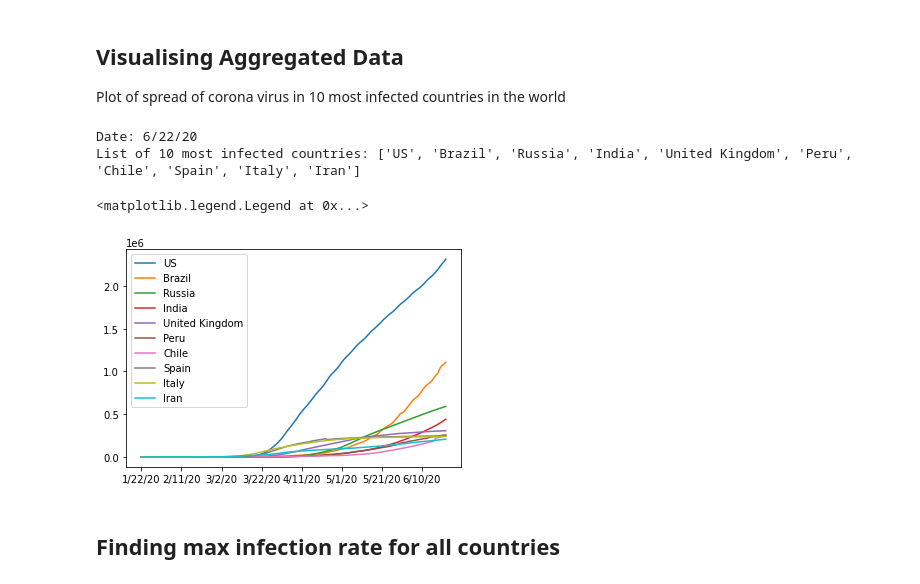
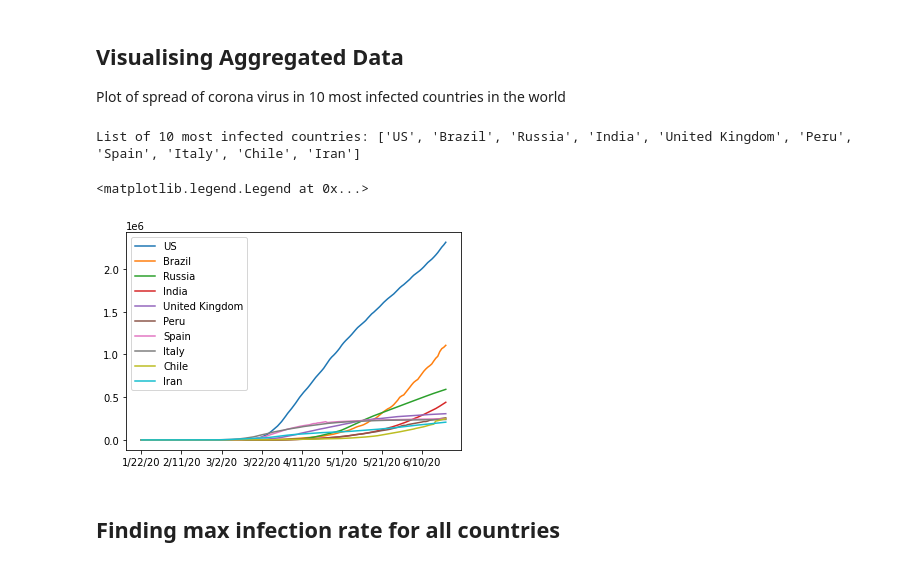
Before and after one commit to rebeccasoren/COVID19_Analysis, a Jupyter notebook: covid19_Analysis.ipynb, the cells around one changed output. Drawn from its saved outputs; the diff is of its cells as text; code cells hidden in the pictures.

```diff
--- a/covid19_Analysis.ipynb
+++ b/covid19_Analysis.ipynb
@@ -10,5 +33,5 @@ import matplotlib.pyplot as plt
 # %%
-covid_dataset=pd.read_csv("Datasets/covid19_confirmed_global.csv")
+covid_dataset=pd.read_csv('covid19_confirmed_global.csv')
 covid_dataset.head()
 # %% [output]
 |  | Province/State | Country/Region | Lat | Long | 1/22/20 | 1/23/20 | 1/24/20 | 1/25/20 | 1/26/20 | ... |
@@ -65,22 +88,21 @@ happiness_report.head()
 ## Visualising Aggregated Data
 Plot of spread of corona virus in 10 most infected countries in the world
 # %%
-from datetime import timedelta
-from datetime import date
-today = date.today()
-yesterday = today - timedelta(days = 2)
-date=yesterday.strftime("%-m/%d/%y")
-print("Date:",date)
-countries=list(covid_dataset_aggregated.nlargest(10, [date]).index.values)
+# from datetime import timedelta
+# from datetime import date
+# today = date.today()
+# yesterday = today - timedelta(days = 2)
+# date=yesterday.strftime("%-m/%d/%y")
+# print("Date:",date)
+countries=list(covid_dataset_aggregated.nlargest(10, ['6/20/20']).index.values)
 print("List of 10 most infected countries:",countries)
 for c in countries:
   covid_dataset_aggregated.loc[c].plot()
 plt.legend()
 # %% [output]
-Date: 6/22/20
-List of 10 most infected countries: ['US', 'Brazil', 'Russia', 'India', 'United Kingdom', 'Peru', 'Chile', 'Spain', 'Italy', 'Iran']
+List of 10 most infected countries: ['US', 'Brazil', 'Russia', 'India', 'United Kingdom', 'Peru', 'Spain', 'Italy', 'Chile', 'Iran']
 <matplotlib.legend.Legend at 0x...>
-[figure, old version]
+[figure, new version]
 # %% [markdown]
 ## Finding max infection rate for all countries
 # %%
```
Also changed, not shown: parts of 3 cells of this notebook.
